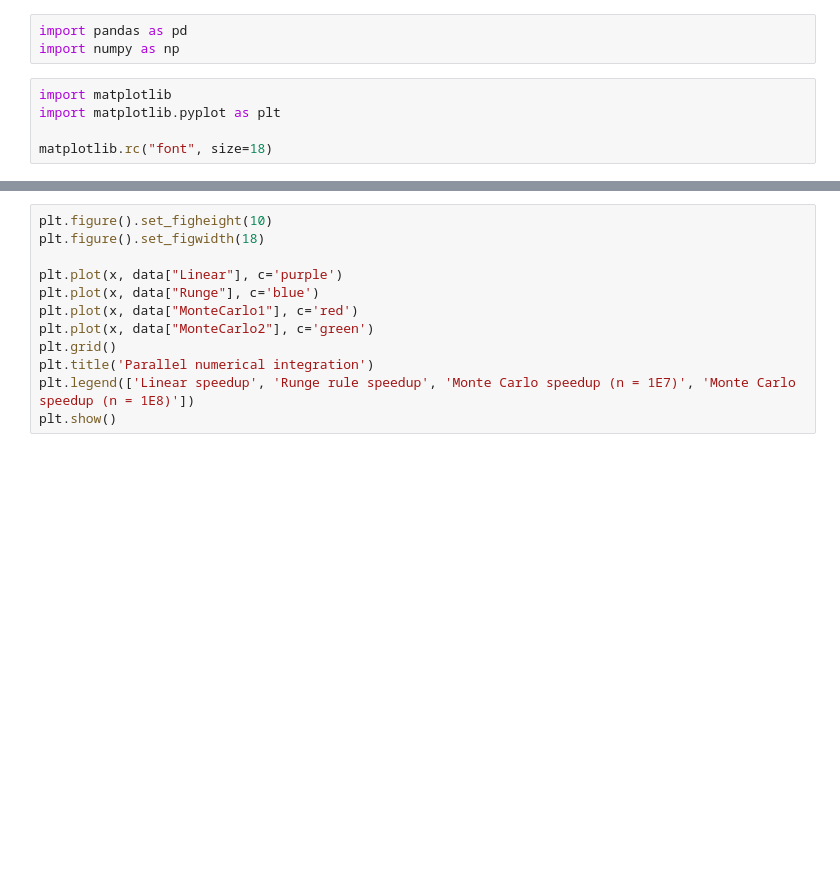
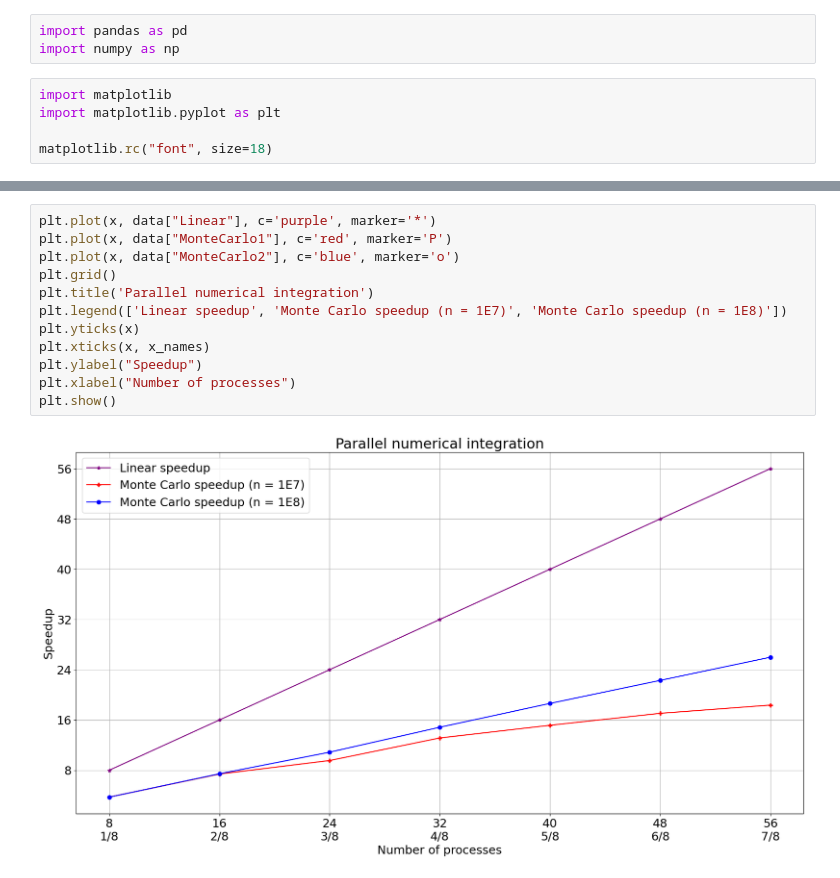
Before and after one commit to kiryu-dev/computing-systems, a Jupyter notebook: Parallel Computing Technologies/Practice 2 year/lab-2/plots.ipynb, the cells around one changed output, grey strips where cells are left out. Drawn from its saved outputs; the diff is of its cells as text; blank space fills up the shorter version.

```diff
--- a/Parallel Computing Technologies/Practice 2 year/lab-2/plots.ipynb
+++ b/Parallel Computing Technologies/Practice 2 year/lab-2/plots.ipynb
@@ -19,12 +36,14 @@ x = list(4, 16, 28)
 # %%
-plt.figure().set_figheight(10)
-plt.figure().set_figwidth(18)
-
-plt.plot(x, data["Linear"], c='purple')
-plt.plot(x, data["Runge"], c='blue')
-plt.plot(x, data["MonteCarlo1"], c='red')
-plt.plot(x, data["MonteCarlo2"], c='green')
+plt.plot(x, data["Linear"], c='purple', marker='*')
+plt.plot(x, data["MonteCarlo1"], c='red', marker='P')
+plt.plot(x, data["MonteCarlo2"], c='blue', marker='o')
 plt.grid()
 plt.title('Parallel numerical integration')
-plt.legend(['Linear speedup', 'Runge rule speedup', 'Monte Carlo speedup (n = 1E7)', 'Monte Carlo speedup (n = 1E8)'])
+plt.legend(['Linear speedup', 'Monte Carlo speedup (n = 1E7)', 'Monte Carlo speedup (n = 1E8)'])
+plt.yticks(x)
+plt.xticks(x, x_names)
+plt.ylabel("Speedup")
+plt.xlabel("Number of processes")
 plt.show()
+# %% [output]
+[figure, added]
```
Also changed, not shown: parts of 4 cells of this notebook, 6 other files.
